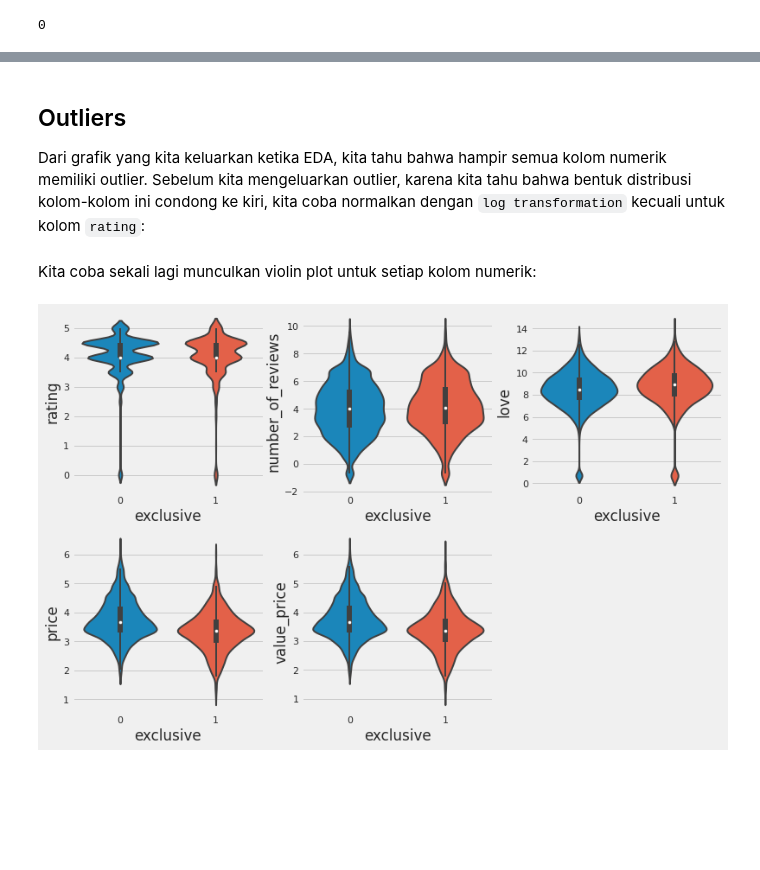
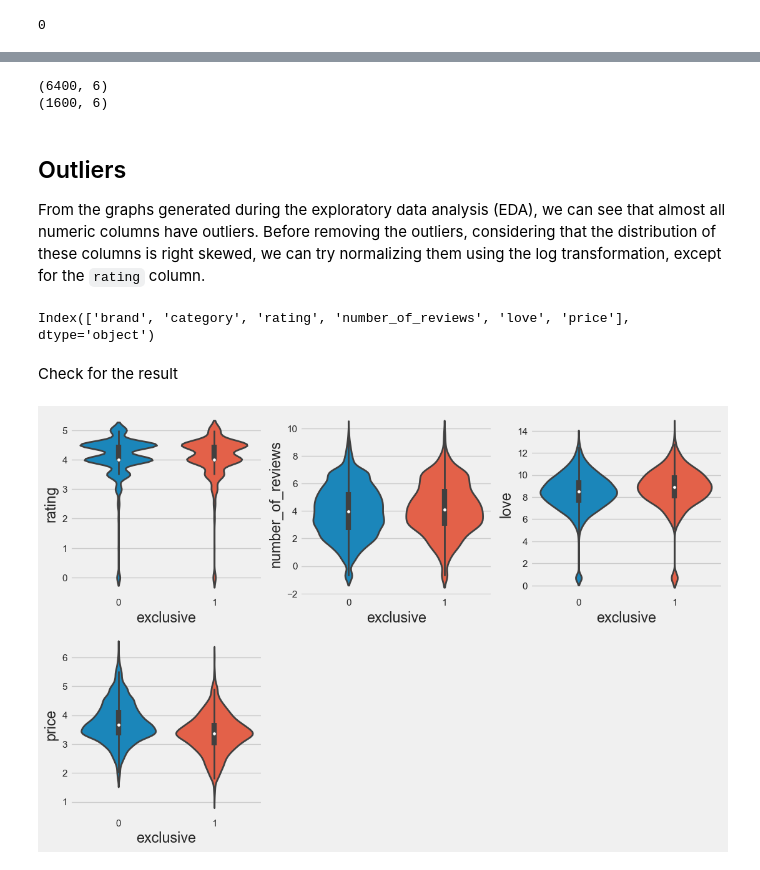
Before and after one commit to khaliddestiawan/Product-Exclusive-Prediction, a Jupyter notebook: Data-Preparation-&-Modeling.ipynb, the cells around one changed output, grey strips where cells are left out. Cells and saved outputs as stored; diff of their text form; code cells hidden in the pictures; blank space fills up the shorter version.

```diff
--- a/Data-Preparation-&-Modeling.ipynb
+++ b/Data-Preparation-&-Modeling.ipynb
@@ -47,6 +76,6 @@ It can be observed that, apart from the `id`, `brand`, and `exclusive` columns,
 # missing value handling
 numerical_null   = ['rating','love','value_price','number_of_reviews','price']
 
-data_preproc[numerical_null]   = data_preproc[numerical_null].fillna(data_preproc[numerical_null].median())
-data_preproc['category'].fillna(data_preproc['category'].mode(), inplace=True)
+datapre[numerical_null]   = datapre[numerical_null].fillna(datapre[numerical_null].median())
+datapre['category']       = datapre['category'].fillna(datapre['category'].mode()[0])
 # %%
@@ -66,17 +98,50 @@ Karena tidak ada data yang duplikat, kita dapat melanjutkan langsung ke tahap se
+# %%
+from sklearn.model_selection import train_test_split
+
+# column id and value_price will be ommited, based on insight from EDA there are multicolinearity between price and value_price
+x = datapre.drop(columns=['id','exclusive','value_price']).copy()
+y = datapre['exclusive'].copy()
+
+x_train, x_test, y_train, y_test = train_test_split(x, y, test_size=0.2, random_state=42)
+print(x_train.shape)
+print(x_test.shape)
+# %% [output]
+(6400, 6)
+(1600, 6)
 # %% [markdown]
 ## Outliers
 
-Dari grafik yang kita keluarkan ketika EDA, kita tahu bahwa hampir semua kolom numerik memiliki outlier. Sebelum kita mengeluarkan outlier, karena kita tahu bahwa bentuk distribusi kolom-kolom ini condong ke kiri, kita coba normalkan dengan `log transformation` kecuali untuk kolom `rating`:
+From the graphs generated during the exploratory data analysis (EDA), we can see that almost all numeric columns have outliers. Before removing the outliers, considering that the distribution of these columns is right skewed, we can try normalizing them using the log transformation, except for the `rating` column.
+# %%
+x_train.columns
+# %% [output]
+Index(['brand', 'category', 'rating', 'number_of_reviews', 'love', 'price'], dtype='object')
+# %%
+# separate numerical and categorical features
+cats = ['brand', 'category']
+nums = ['rating', 'number_of_reviews', 'love', 'price']
 # %%
+import numpy as np
+
+# Perform log transformation on numerical features in the training set
+# exclude rating column
 for num in nums:
-  if num not in ['id', 'rating']:
-    data[num] = np.log(data[num] + (data[data[num] > 0][num].min() / 2)) # kita harus pastikan data tidak 0 untuk dilogtransform
+    if num not in ['rating']:
+        x_train[num] = np.log(x_train[num] + (x_train[x_train[num] > 0][num].min() / 2))
+        # We need to ensure that the data is not zero before applying the log transformation.
+
+# Perform log transformation on numerical features in the test set using parameters from the training set
+for num in nums:
+    if num not in ['rating']:
+        x_test[num] = np.log(x_test[num] + (x_train[x_train[num] > 0][num].min() / 2))
 # %% [markdown]
-Kita coba sekali lagi munculkan violin plot untuk setiap kolom numerik:
+Check for the result
 # %%
+import math
+
 plt.figure(figsize=(12, 8))
 for i in range (0, len(nums)):
-  plt.subplot(math.ceil(len(nums)/3), 3, i+1)
-  sns.violinplot(data=data, y=nums[i], x='exclusive', linewidth=2, orient='v')
+    plt.subplot(math.ceil(len(nums)/3), 3, i+1)
+    sns.violinplot(data=x_train, y=nums[i], x=y_train, linewidth=2, orient='v')
 # %% [output]
-[figure, old version]
+[figure, new version]
```
Also changed, not shown: parts of 44 cells of this notebook, 1 other file.
